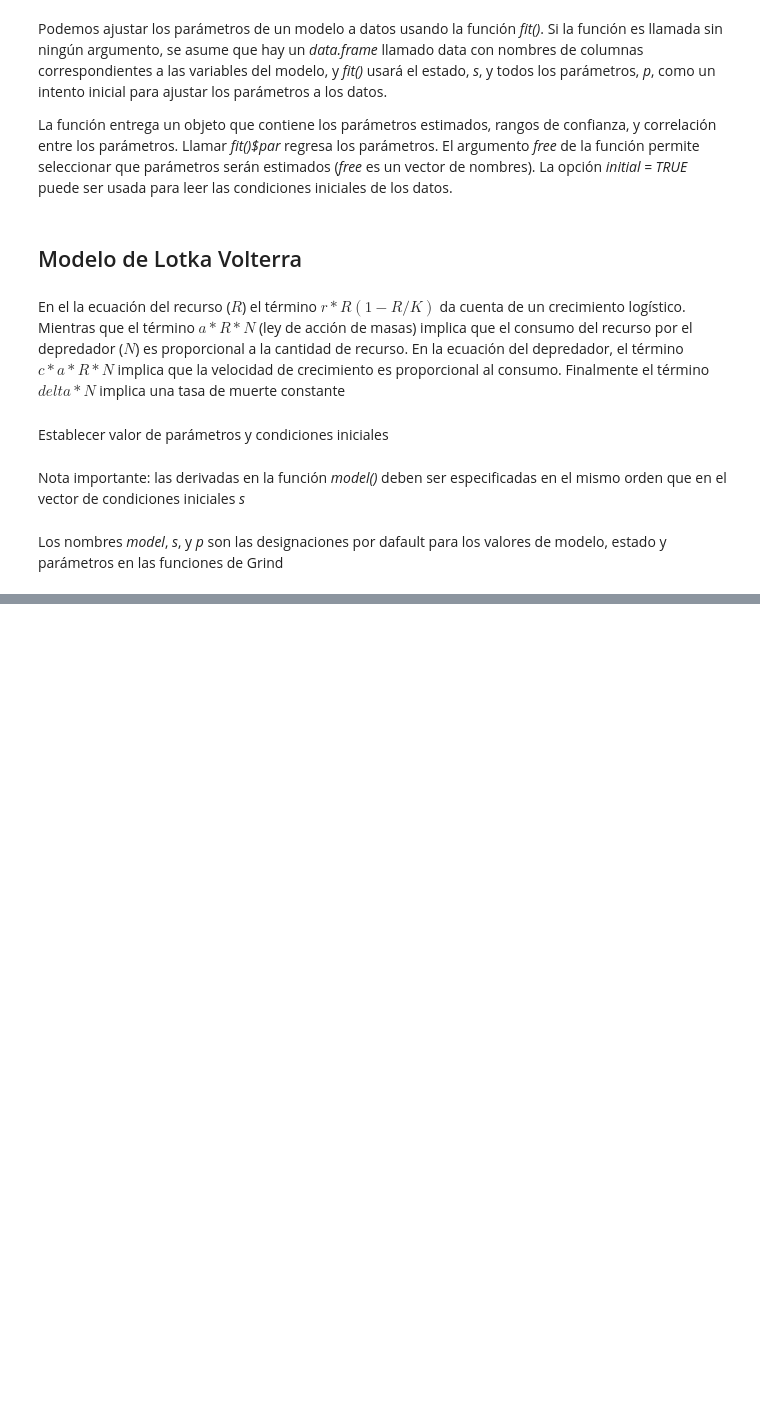
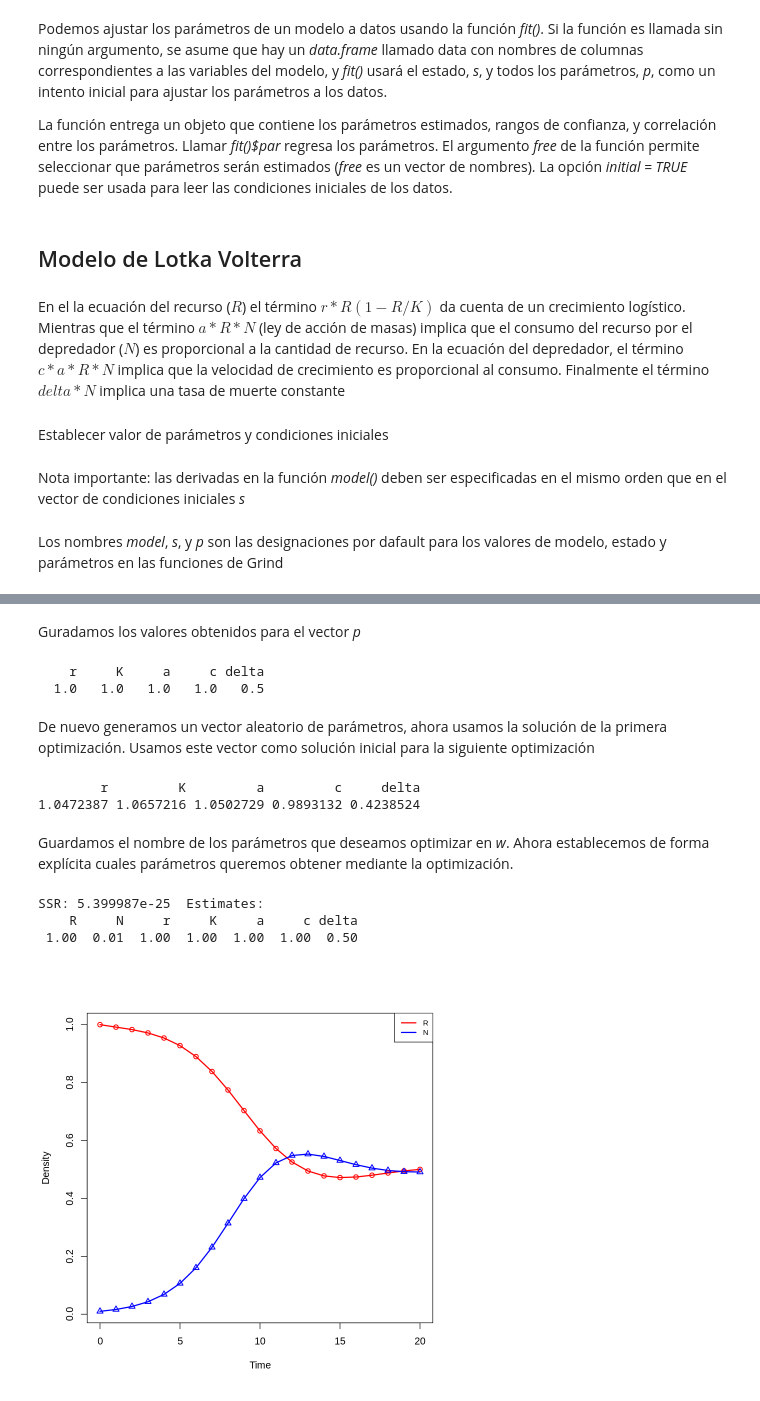
Before and after one commit to JuanM-GG/Biologia-de-sistemas, a Jupyter notebook: opt_parm.ipynb, the cells around one changed output, grey strips where cells are left out. Saved outputs shown, nothing was run; the diff lists cells and outputs as text; code cells hidden in the pictures; blank space fills up the shorter version.

```diff
--- a/opt_parm.ipynb
+++ b/opt_parm.ipynb
@@ -196,0 +112,24 @@ De acuerdo con el digrama de bifurcación, se presenta un cambio en el número d
+# %% [markdown]
+Guradamos los valores obtenidos para el vector *p*
+# %%
+p <- f$par[3:7];p
+# %% [output]
+    r     K     a     c delta
+  1.0   1.0   1.0   1.0   0.5
+# %% [markdown]
+De nuevo generamos un vector aleatorio de parámetros, ahora usamos la solución de la primera optimización. Usamos este vector como solución inicial para la siguiente optimización
+# %%
+p <- p*abs(rnorm(5,1,0.1));p
+# %% [output]
+        r         K         a         c     delta
+1.0472387 1.0657216 1.0502729 0.9893132 0.4238524
+# %% [markdown]
+Guardamos el nombre de los parámetros que deseamos optimizar en *w*. Ahora establecemos de forma explícita cuales parámetros queremos obtener mediante la optimización.
+# %%
+w <- c(names(s), names(p))
+f <- fit(data, free = w)
+# %% [output]
+SSR: 5.399987e-25  Estimates:
+    R     N     r     K     a     c delta
+ 1.00  0.01  1.00  1.00  1.00  1.00  0.50
+[figure, added]
```
Also changed, not shown: parts of 59 cells of this notebook.
